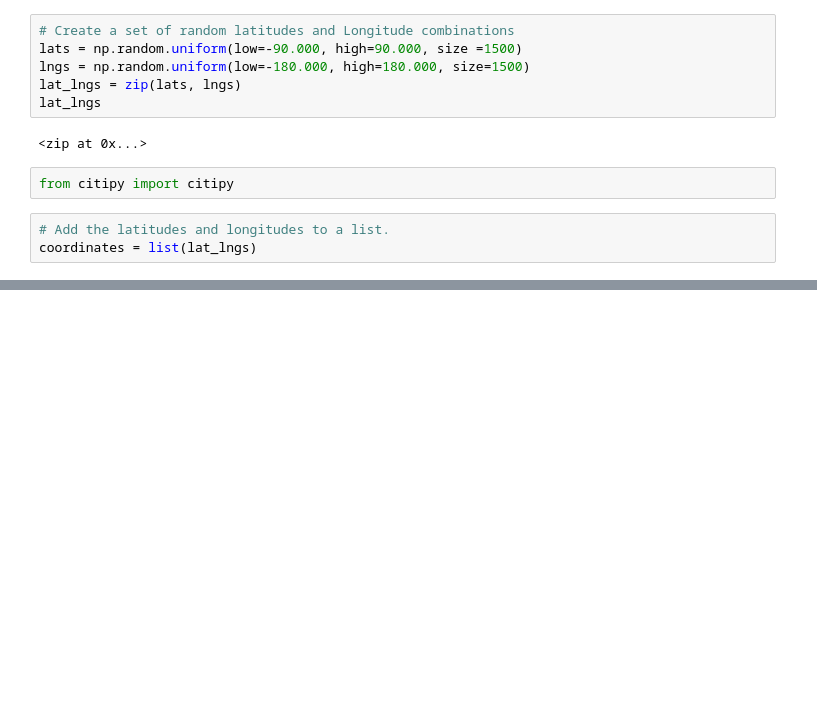
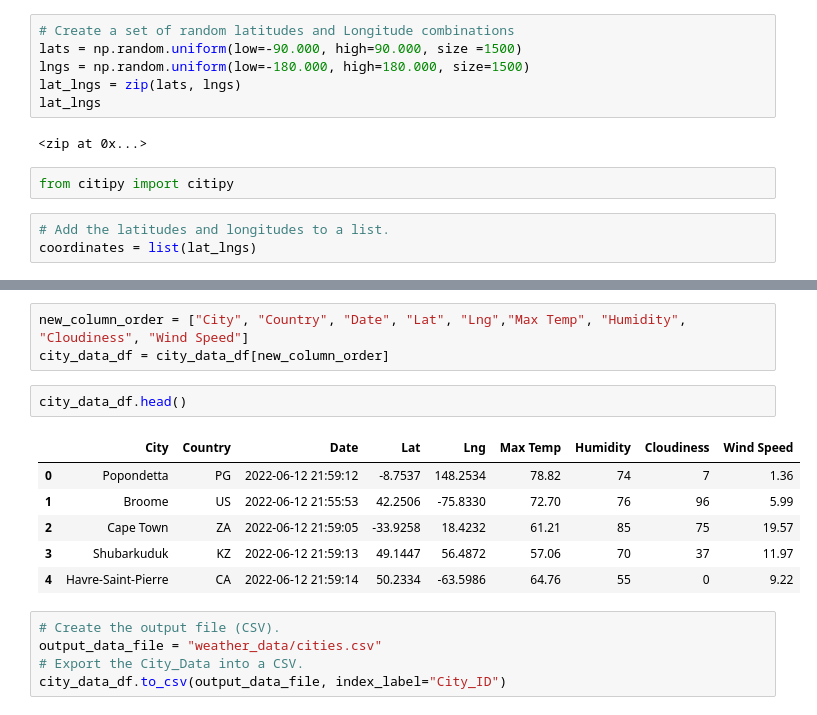
Before and after one commit to Nataly-G23/World_Weather_Analysis, a Jupyter notebook: WeatherPy.ipynb, the cells around one changed output, grey strips where cells are left out. Drawn from its saved outputs; the diff is of its cells as text; blank space fills up the shorter version.

```diff
--- a/WeatherPy.ipynb
+++ b/WeatherPy.ipynb
@@ -32,0 +145,17 @@ len(cities)
+# %%
+new_column_order = ["City", "Country", "Date", "Lat", "Lng","Max Temp", "Humidity", "Cloudiness", "Wind Speed"]
+city_data_df = city_data_df[new_column_order]
+# %%
+city_data_df.head()
+# %% [output]
+|  | City | Country | Date | Lat | Lng | Max Temp | Humidity | Cloudiness | Wind Speed |
+| 0 | Popondetta | PG | 2022-06-12 21:59:12 | -8.7537 | 148.2534 | 78.82 | 74 | 7 | 1.36 |
+| 1 | Broome | US | 2022-06-12 21:55:53 | 42.2506 | -75.8330 | 72.70 | 76 | 96 | 5.99 |
+| 2 | Cape Town | ZA | 2022-06-12 21:59:05 | -33.9258 | 18.4232 | 61.21 | 85 | 75 | 19.57 |
+| 3 | Shubarkuduk | KZ | 2022-06-12 21:59:13 | 49.1447 | 56.4872 | 57.06 | 70 | 37 | 11.97 |
+| 4 | Havre-Saint-Pierre | CA | 2022-06-12 21:59:14 | 50.2334 | -63.5986 | 64.76 | 55 | 0 | 9.22 |
+# %%
+# Create the output file (CSV).
+output_data_file = "weather_data/cities.csv"
+# Export the City_Data into a CSV.
+city_data_df.to_csv(output_data_file, index_label="City_ID")
```
Also changed, not shown: parts of 7 cells of this notebook, 1 other file.
